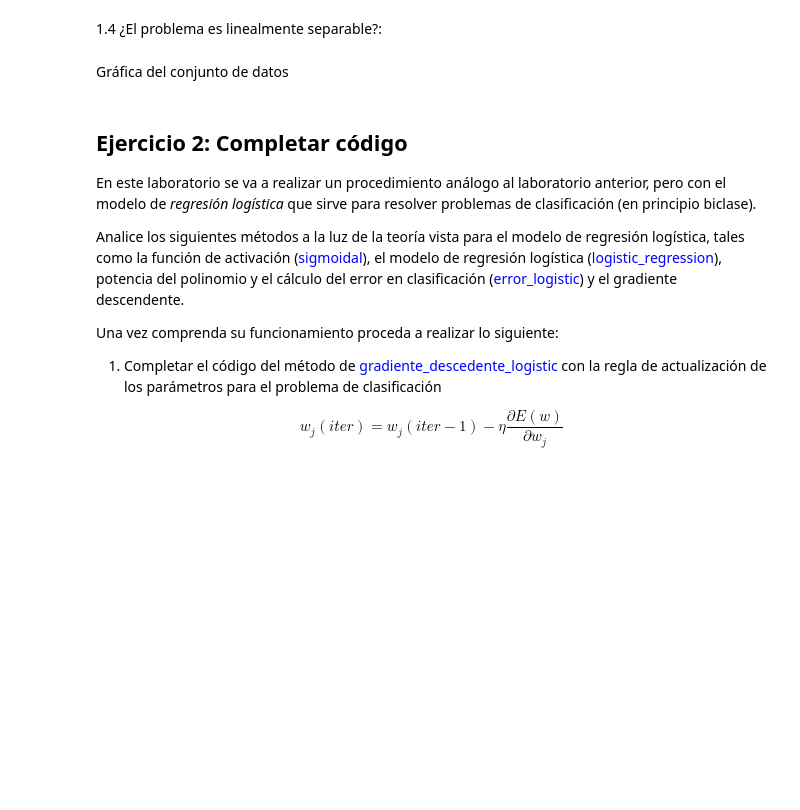
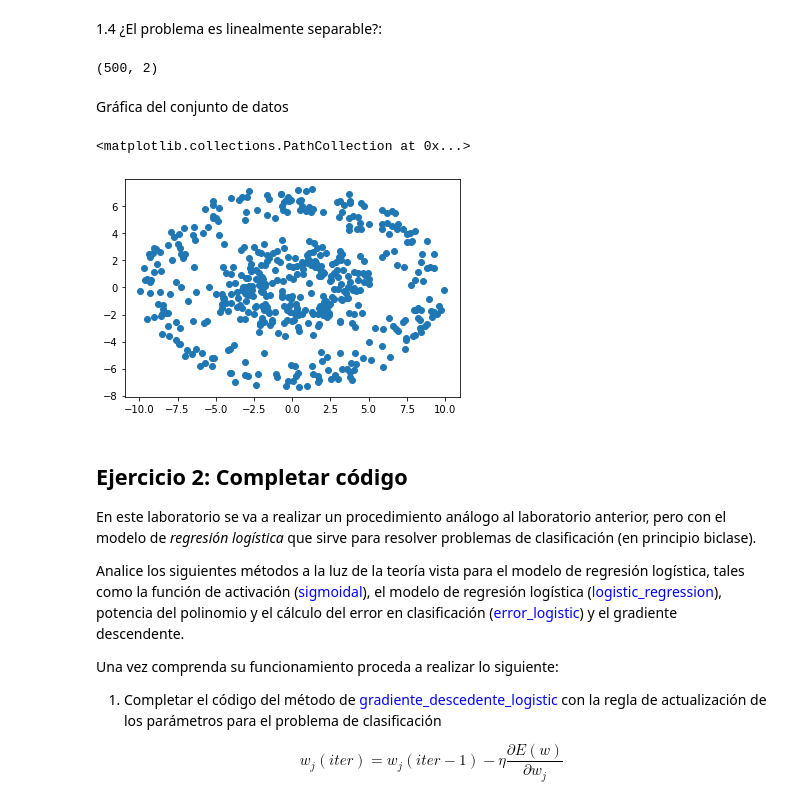
Before and after one commit to arcila-heisman/ml_introductory_labs, a Jupyter notebook: Lab_1/Lab_1_Parte_2_Funciones_Gausianas.ipynb, the cells around one changed output. Saved outputs shown, nothing was run; the diff lists cells and outputs as text; code cells hidden in the pictures; blank space fills up the shorter version.

```diff
--- a/Lab_1/Lab_1_Parte_2_Funciones_Gausianas.ipynb
+++ b/Lab_1/Lab_1_Parte_2_Funciones_Gausianas.ipynb
@@ -58,8 +58,17 @@ Y = mat['Y'] # Variable de salida
 1.3 ¿Cu&aacute;ntas muestras tiene el problema?:
 # %% [markdown]
 1.4 ¿El problema es linealmente separable?:
+# %%
+X.shape
+# %% [output]
+(500, 2)
 # %% [markdown]
 Gráfica del conjunto de datos
+# %%
+plt.scatter(X[:,0],X[:,1])
+# %% [output]
+<matplotlib.collections.PathCollection at 0x...>
+[figure, added]
 # %% [markdown]
 ## Ejercicio 2: Completar código
 
```
Also changed, not shown: 5 other files.
